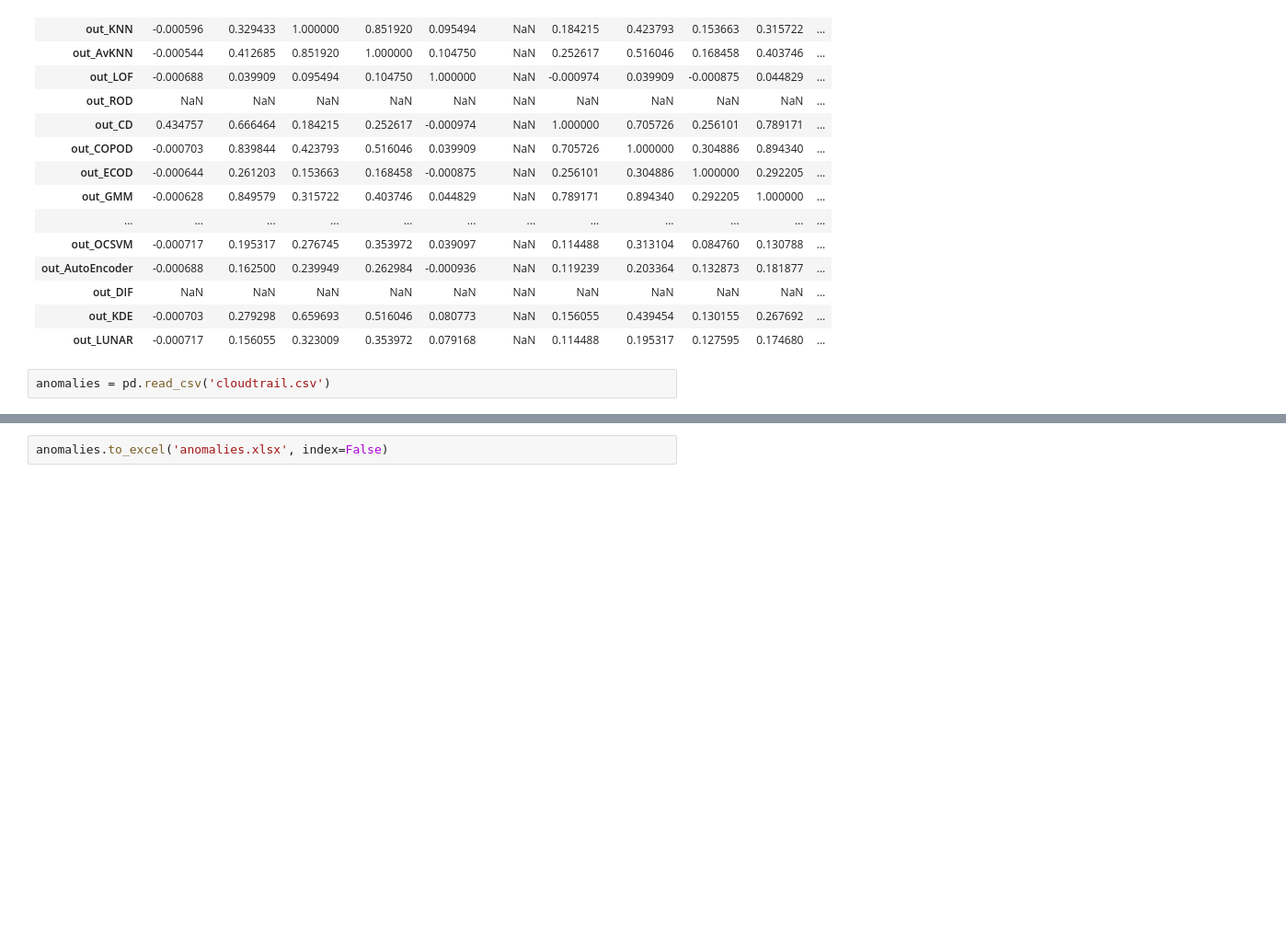
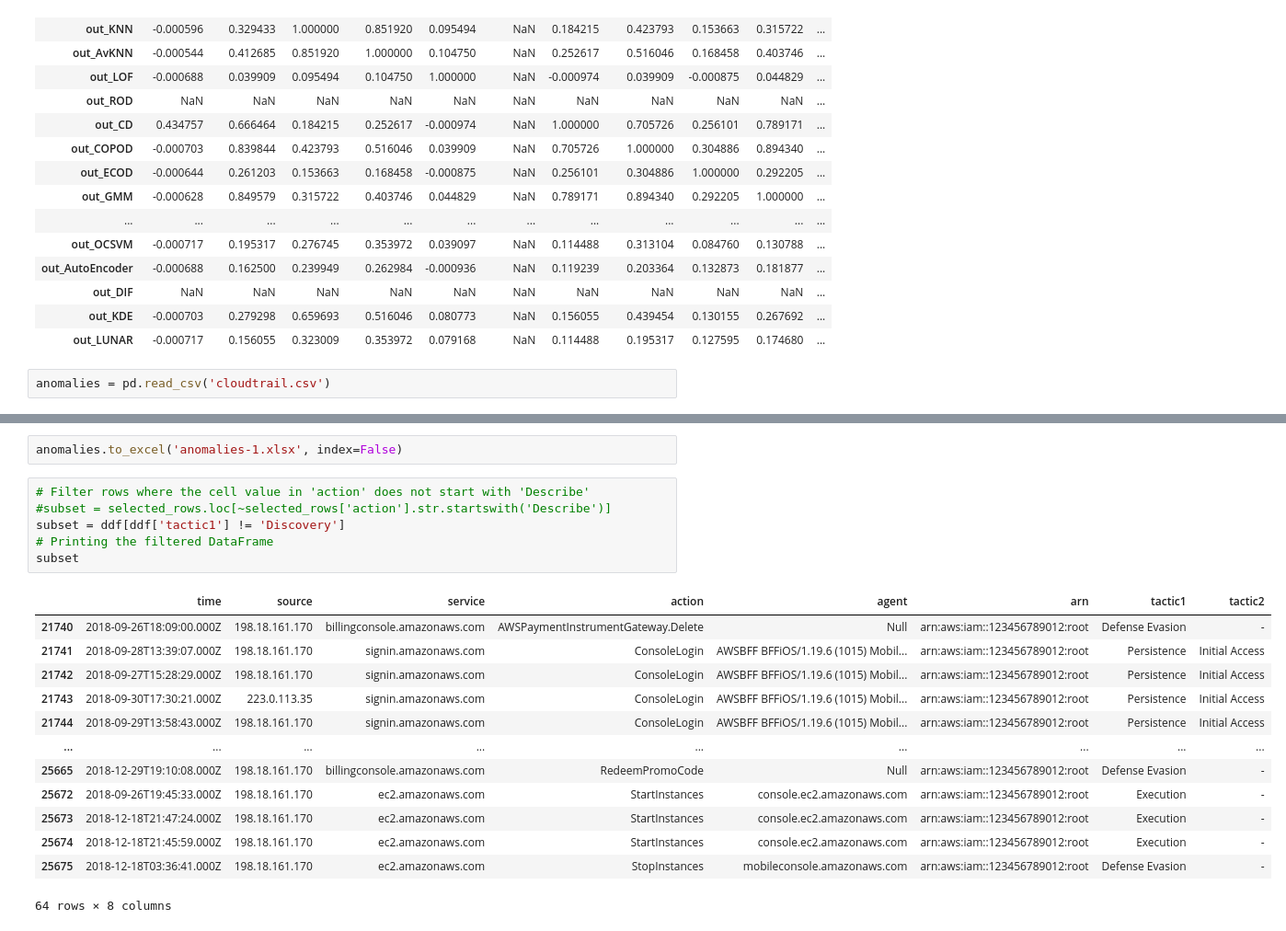
Before and after one commit to cyberdyne-ventures/dune, a Jupyter notebook: Jupyter/AD-notebook.ipynb, the cells around one changed output, grey strips where cells are left out. Shown at 92% size. Cells and saved outputs as stored; diff of their text form; blank space fills up the shorter version.

```diff
--- a/AD-notebook.ipynb
+++ b/Jupyter/AD-notebook.ipynb
@@ -468,2 +490,22 @@ anomalies = pd.read_csv('cloudtrail.csv')
 # %%
-anomalies.to_excel('anomalies.xlsx', index=False)
+anomalies.to_excel('anomalies-1.xlsx', index=False)
+# %%
+# Filter rows where the cell value in 'action' does not start with 'Describe'
+#subset = selected_rows.loc[~selected_rows['action'].str.startswith('Describe')]
+subset = ddf[ddf['tactic1'] != 'Discovery']
+# Printing the filtered DataFrame
+subset
+# %% [output]
+|  | time | source | service | action | agent | arn | tactic1 | tactic2 |
+| 21740 | 2018-09-26T18:09:00.000Z | 198.18.161.170 | billingconsole.amazonaws.com | AWSPaymentInstrumentGateway.Delete | Null | arn:aws:iam::123456789012:root | Defense Evasion | - |
+| 21741 | 2018-09-28T13:39:07.000Z | 198.18.161.170 | signin.amazonaws.com | ConsoleLogin | AWSBFF BFFiOS/1.19.6 (1015) Mobil... | arn:aws:iam::123456789012:root | Persistence | Initial Access |
+| 21742 | 2018-09-27T15:28:29.000Z | 198.18.161.170 | signin.amazonaws.com | ConsoleLogin | AWSBFF BFFiOS/1.19.6 (1015) Mobil... | arn:aws:iam::123456789012:root | Persistence | Initial Access |
+| 21743 | 2018-09-30T17:30:21.000Z | 223.0.113.35 | signin.amazonaws.com | ConsoleLogin | AWSBFF BFFiOS/1.19.6 (1015) Mobil... | arn:aws:iam::123456789012:root | Persistence | Initial Access |
+| 21744 | 2018-09-29T13:58:43.000Z | 198.18.161.170 | signin.amazonaws.com | ConsoleLogin | AWSBFF BFFiOS/1.19.6 (1015) Mobil... | arn:aws:iam::123456789012:root | Persistence | Initial Access |
+| ... | ... | ... | ... | ... | ... | ... | ... | ... |
+| 25665 | 2018-12-29T19:10:08.000Z | 198.18.161.170 | billingconsole.amazonaws.com | RedeemPromoCode | Null | arn:aws:iam::123456789012:root | Defense Evasion | - |
+| 25672 | 2018-09-26T19:45:33.000Z | 198.18.161.170 | ec2.amazonaws.com | StartInstances | console.ec2.amazonaws.com | arn:aws:iam::123456789012:root | Execution | - |
+| 25673 | 2018-12-18T21:47:24.000Z | 198.18.161.170 | ec2.amazonaws.com | StartInstances | console.ec2.amazonaws.com | arn:aws:iam::123456789012:root | Execution | - |
+| 25674 | 2018-12-18T21:45:59.000Z | 198.18.161.170 | ec2.amazonaws.com | StartInstances | console.ec2.amazonaws.com | arn:aws:iam::123456789012:root | Execution | - |
+| 25675 | 2018-12-18T03:36:41.000Z | 198.18.161.170 | ec2.amazonaws.com | StopInstances | mobileconsole.amazonaws.com | arn:aws:iam::123456789012:root | Defense Evasion | - |
+64 rows × 8 columns
```
Also changed, not shown: parts of 2 cells of this notebook, 2 other files.
